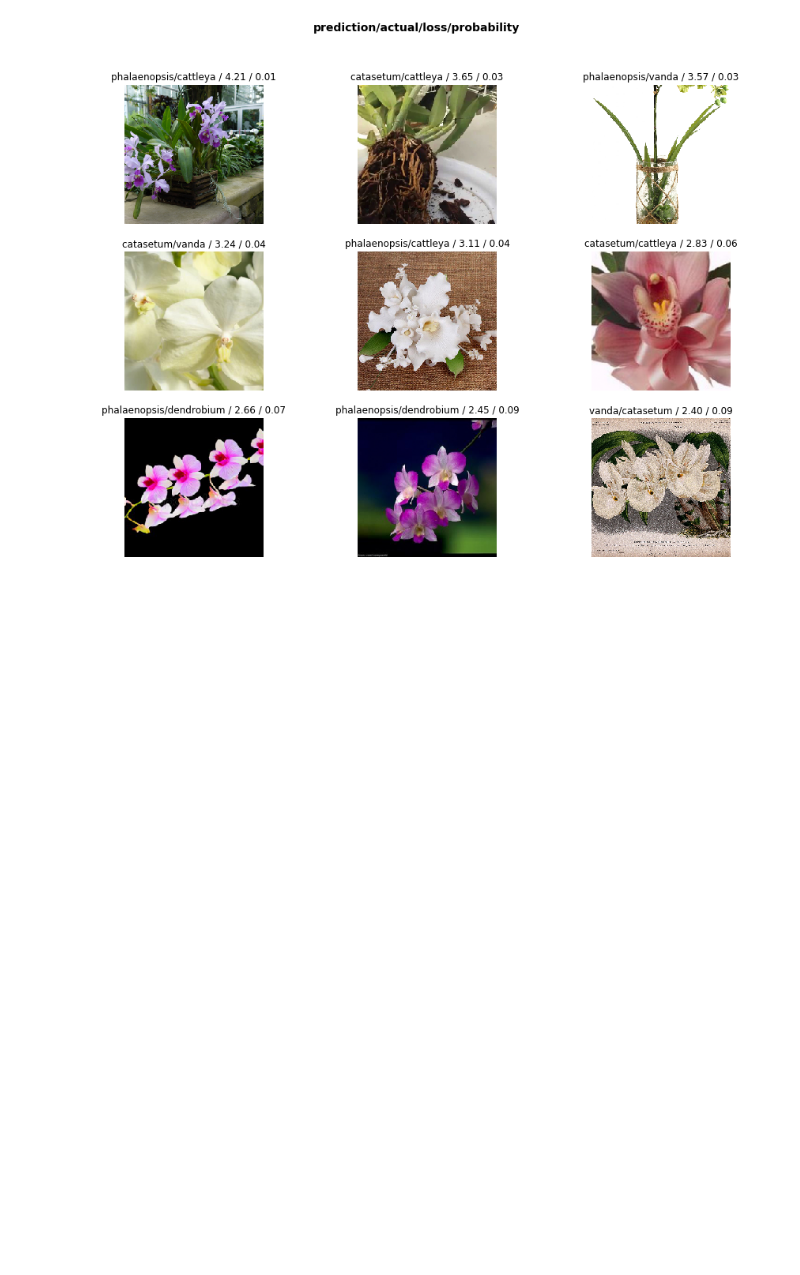
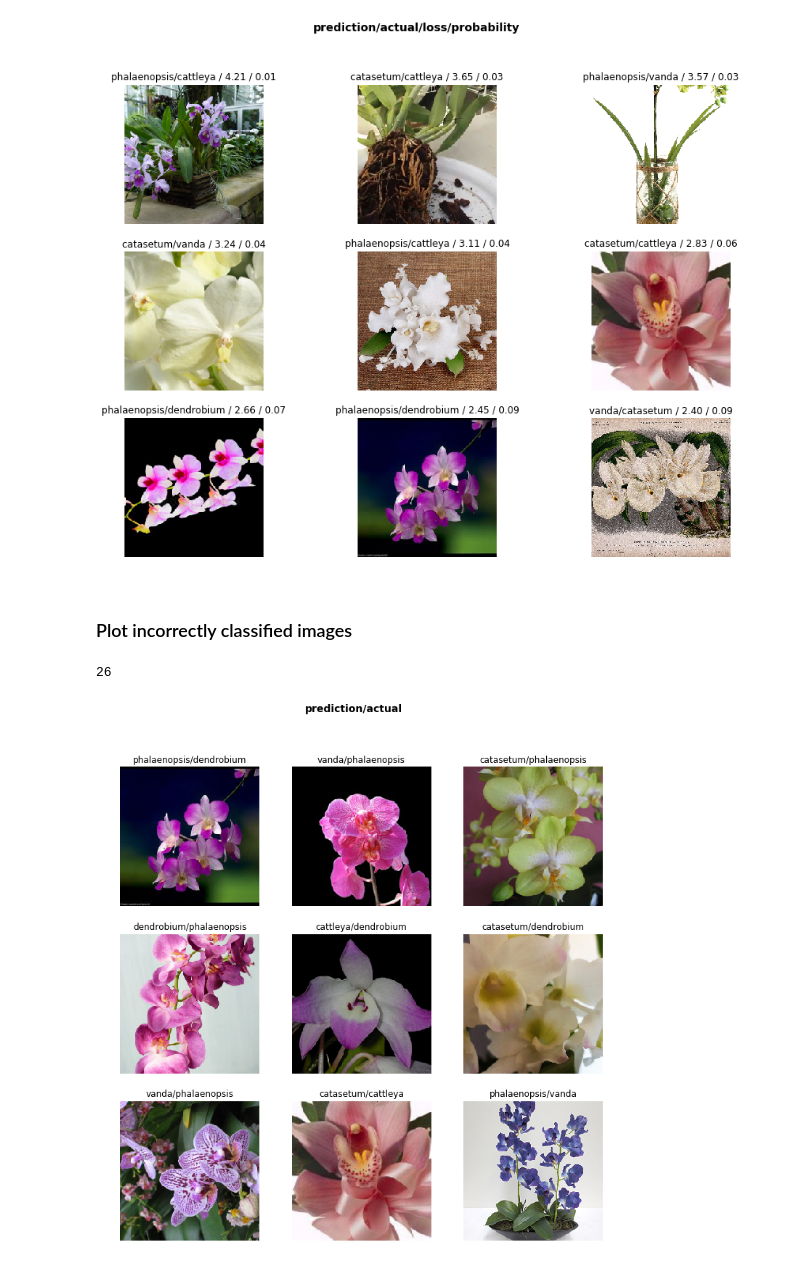
Before and after one commit to karlafej/orchids, a Jupyter notebook: train.ipynb, the cells around one changed output. Cells and saved outputs as stored; diff of their text form; code cells hidden in the pictures; blank space fills up the shorter version.

Commit message:
show incorrectly classified imgs

```diff
--- a/train.ipynb
+++ b/train.ipynb
@@ -113,3 +115,5 @@ HBox(children=(VBox(children=(Image(value=b'\xff\xd8\xff\xe0\x00\x10JFIF\x00\x01
 interp.plot_top_losses(9, figsize=(15,11))
 # %% [output]
 [figure]
+# %% [markdown]
+### Plot incorrectly classified images
@@ -115,0 +122,22 @@ interp.plot_top_losses(9, figsize=(15,11))
+# %%
+## Get indexes of incorrectly classified images
+wrong_idxs = np.where(interp.pred_class != interp.y_true)[0]
+# %%
+len(wrong_idxs)
+# %% [output]
+26
+# %%
+def plot_incorrect(k, largest=True, figsize=(12,12)):
+    wr_idx = np.random.choice(wrong_idxs, k, replace=False)
+    classes = data.classes
+    rows = math.ceil(math.sqrt(k))
+    fig,axes = plt.subplots(rows,rows,figsize=figsize)
+    fig.suptitle('prediction/actual', weight='bold', size=14)
+    for i,idx in enumerate(wr_idx):
+        t=data.valid_ds[idx]
+        t[0].show(ax=axes.flat[i], title=
+            f'{data.classes[interp.pred_class[idx]]}/{data.classes[interp.y_true[idx]]}')
+# %%
+plot_incorrect(9)
+# %% [output]
+[figure, added]
```
Also changed, not shown: parts of 8 cells of this notebook.
